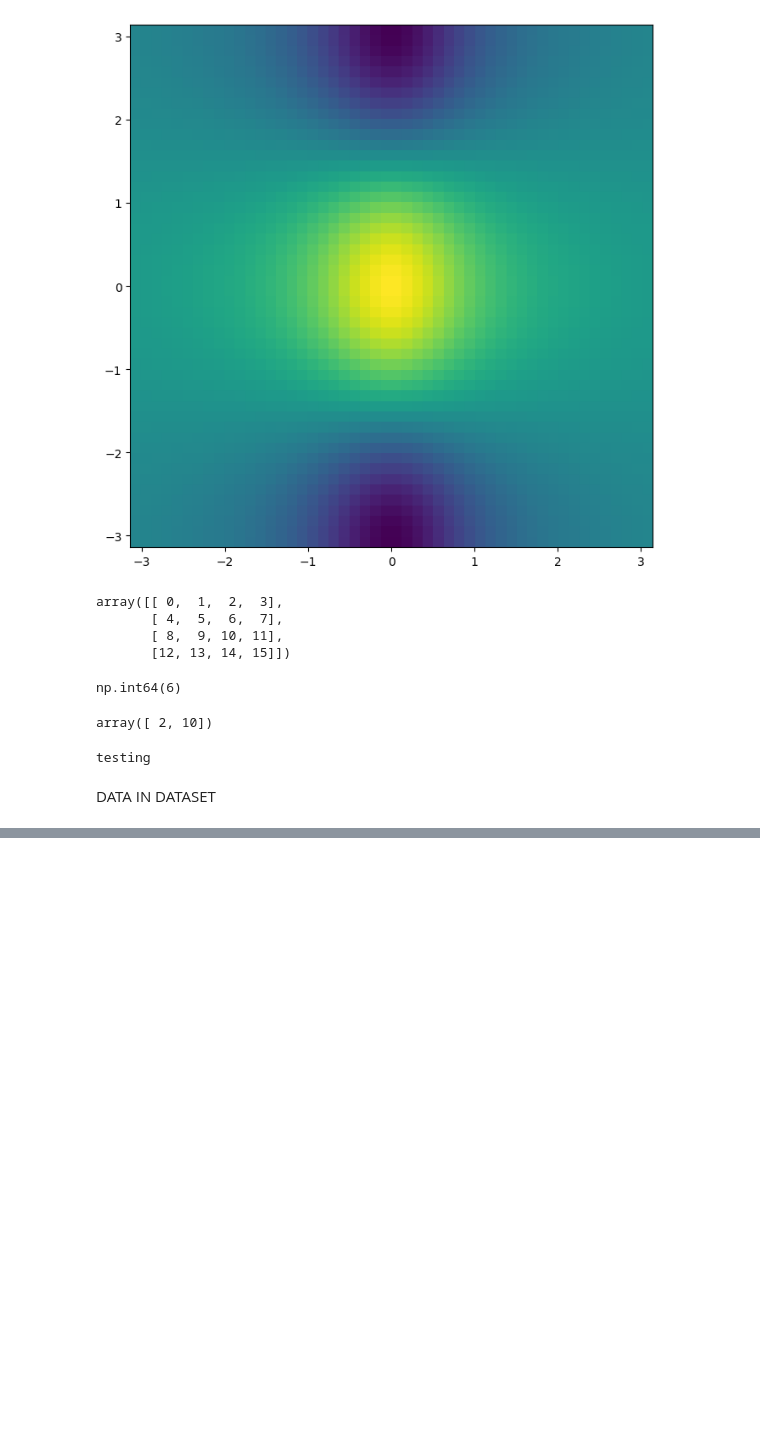
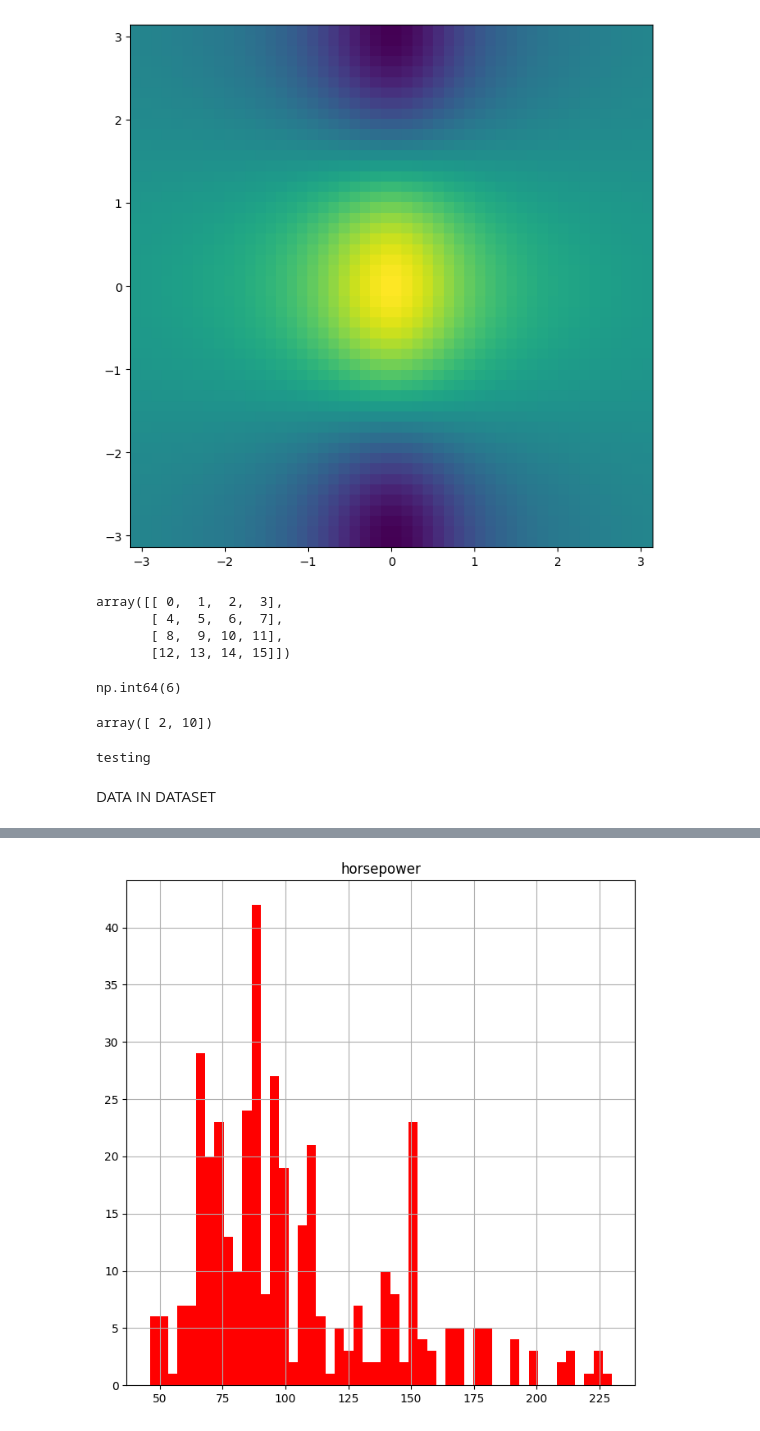
Before and after one commit to PrateekMinhas09/Data-Statistics-and-modeling-w-Python, a Jupyter notebook: Statistical_Learning: Ch2/Lab.ipynb, the cells around one changed output, grey strips where cells are left out. Cells and saved outputs as stored; diff of their text form; code cells hidden in the pictures; blank space fills up the shorter version.

```diff
--- a/Statistical_Learning: Ch2/Lab.ipynb
+++ b/Statistical_Learning: Ch2/Lab.ipynb
@@ -476,0 +583,5 @@ DATA IN DATASET
+# %%
+fig, ax = subplots(figsize=(8, 8))
+Auto.hist('horsepower', ax=ax, color="red", bins = 50);
+# %% [output]
+[figure, added]
```
Also changed, not shown: parts of 17 cells of this notebook, 1 other file.
